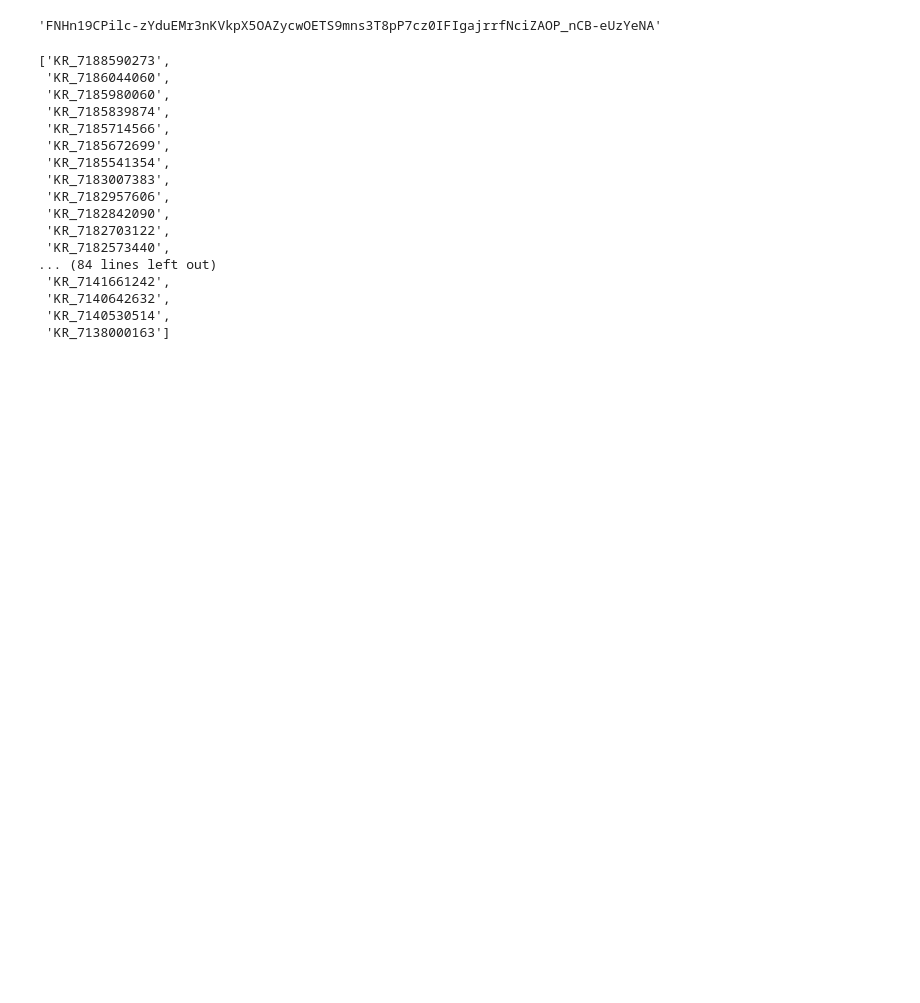
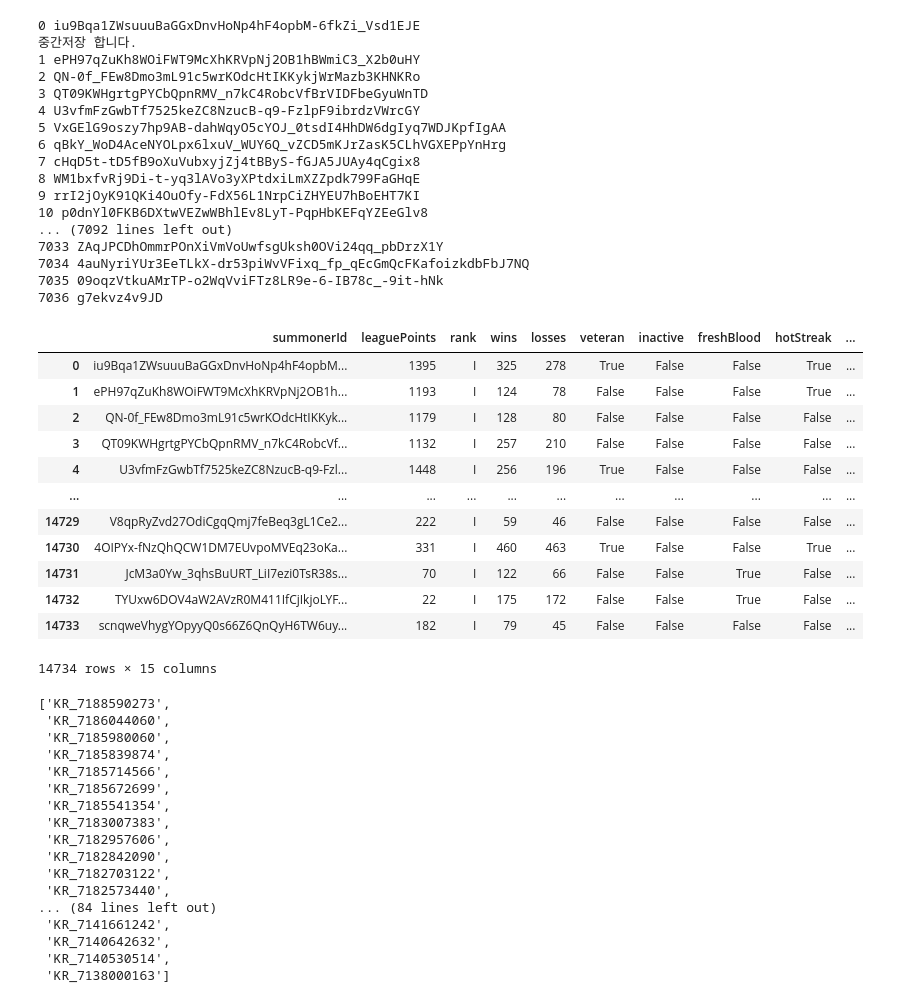
Before and after one commit to kim-bo-saeng/personal_project, a Jupyter notebook: lol_data/lol_api_data_analysis.ipynb, the cells around one changed output. Cells and saved outputs as stored; diff of their text form; code cells hidden in the pictures; blank space fills up the shorter version.

```diff
--- a/lol_data/lol_api_data_analysis.ipynb
+++ b/lol_data/lol_api_data_analysis.ipynb
@@ -140,6 +141,6 @@ def summoners(encryptedSummonerId):
 # %%
 encryptedSummonerId = top_class_df['summonerId'].loc[0]
 
-temp_summoners = summoners(encryptedSummonerId).json()
-temp_summoners
+summoners_info = summoners(encryptedSummonerId).json()
+summoners_info
 # %% [output]
@@ -152,7 +153,68 @@ temp_summoners
-# %%
-temp_summoners['puuid']
-# %% [output]
-'FNHn19CPilc-zYduEMr3nKVkpX5OAZycwOETS9mns3T8pP7cz0IFIgajrrfNciZAOP_nCB-eUzYeNA'
+# %%
+top_class_df['accountId'] = 'temp_1'
+top_class_df['puuid'] = 'temp_2'
+top_class_df['profileIconId'] = 'temp_3'
+top_class_df['revisionDate'] = 'temp_4'
+top_class_df['summonerLevel'] = 'temp_5'
+
+for i in range(len(top_class_df)):
+    encryptedSummonerId = top_class_df['summonerId'].loc[i]
+    summoners_info = summoners(encryptedSummonerId).json()
+
+    acid = summoners_info['accountId']
+    puid = summoners_info['puuid']
+    proid = summoners_info['profileIconId']
+    re_date = summoners_info['revisionDate']
+    summo_level = summoners_info['summonerLevel']
+
+    top_class_df.loc[i,'accountId'] = acid
+    top_class_df.loc[i,'puuid'] = puid
+    top_class_df.loc[i,'profileIconId'] = proid
+    top_class_df.loc[i,'revisionDate'] = re_date
+    top_class_df.loc[i,'summonerLevel'] = summo_level
+
+    print(i,summoners_info['id'])
+    if i%100 == 0:
+        top_class_df.to_csv("lol_summoner_tb.csv")
+        print("중간저장 합니다.")
+    else:
+        pass
+
+    time.sleep(1)
+
+top_class_df.to_csv("lol_summoner_tb.csv")
+top_class_df
+# %% [output]
+0 iu9Bqa1ZWsuuuBaGGxDnvHoNp4hF4opbM-6fkZi_Vsd1EJE
+중간저장 합니다.
+1 ePH97qZuKh8WOiFWT9McXhKRVpNj2OB1hBWmiC3_X2b0uHY
+2 QN-0f_FEw8Dmo3mL91c5wrKOdcHtIKKykjWrMazb3KHNKRo
+3 QT09KWHgrtgPYCbQpnRMV_n7kC4RobcVfBrVIDFbeGyuWnTD
+4 U3vfmFzGwbTf7525keZC8NzucB-q9-FzlpF9ibrdzVWrcGY
+5 VxGElG9oszy7hp9AB-dahWqyO5cYOJ_0tsdI4HhDW6dgIyq7WDJKpfIgAA
+6 qBkY_WoD4AceNYOLpx6lxuV_WUY6Q_vZCD5mKJrZasK5CLhVGXEPpYnHrg
+7 cHqD5t-tD5fB9oXuVubxyjZj4tBByS-fGJA5JUAy4qCgix8
+8 WM1bxfvRj9Di-t-yq3lAVo3yXPtdxiLmXZZpdk799FaGHqE
+9 rrI2jOyK91QKi4OuOfy-FdX56L1NrpCiZHYEU7hBoEHT7KI
+10 p0dnYl0FKB6DXtwVEZwWBhlEv8LyT-PqpHbKEFqYZEeGlv8
+... (7092 lines left out)
+7033 ZAqJPCDhOmmrPOnXiVmVoUwfsgUksh0OVi24qq_pbDrzX1Y
+7034 4auNyriYUr3EeTLkX-dr53piWvVFixq_fp_qEcGmQcFKafoizkdbFbJ7NQ
+7035 09oqzVtkuAMrTP-o2WqVviFTz8LR9e-6-IB78c_-9it-hNk
+7036 g7ekvz4v9JD
+|  | summonerId | leaguePoints | rank | wins | losses | veteran | inactive | freshBlood | hotStreak | ... |
+| 0 | iu9Bqa1ZWsuuuBaGGxDnvHoNp4hF4opbM... | 1395 | I | 325 | 278 | True | False | False | True | ... |
+| 1 | ePH97qZuKh8WOiFWT9McXhKRVpNj2OB1h... | 1193 | I | 124 | 78 | False | False | False | True | ... |
+| 2 | QN-0f_FEw8Dmo3mL91c5wrKOdcHtIKKyk... | 1179 | I | 128 | 80 | False | False | False | False | ... |
+| 3 | QT09KWHgrtgPYCbQpnRMV_n7kC4RobcVf... | 1132 | I | 257 | 210 | False | False | False | False | ... |
+| 4 | U3vfmFzGwbTf7525keZC8NzucB-q9-Fzl... | 1448 | I | 256 | 196 | True | False | False | False | ... |
+| ... | ... | ... | ... | ... | ... | ... | ... | ... | ... | ... |
+| 14729 | V8qpRyZvd27OdiCgqQmj7feBeq3gL1Ce2... | 222 | I | 59 | 46 | False | False | False | False | ... |
+| 14730 | 4OIPYx-fNzQhQCW1DM7EUvpoMVEq23oKa... | 331 | I | 460 | 463 | True | False | False | True | ... |
+| 14731 | JcM3a0Yw_3qhsBuURT_LiI7ezi0TsR38s... | 70 | I | 122 | 66 | False | False | True | False | ... |
+| 14732 | TYUxw6DOV4aW2AVzR0M411IfCjIkjoLYF... | 22 | I | 175 | 172 | False | False | True | False | ... |
+| 14733 | scnqweVhygYOpyyQ0s66Z6QnQyH6TW6uy... | 182 | I | 79 | 45 | False | False | False | False | ... |
+14734 rows × 15 columns
 # %%
 def match_list(puuid):
     url = f"https://asia.api.riotgames.com/lol/match/v5/matches/by-puuid/{puuid}/ids?type=ranked&start={0}&count={100}"
```
Also changed, not shown: parts of 6 cells of this notebook, 1 other file.
